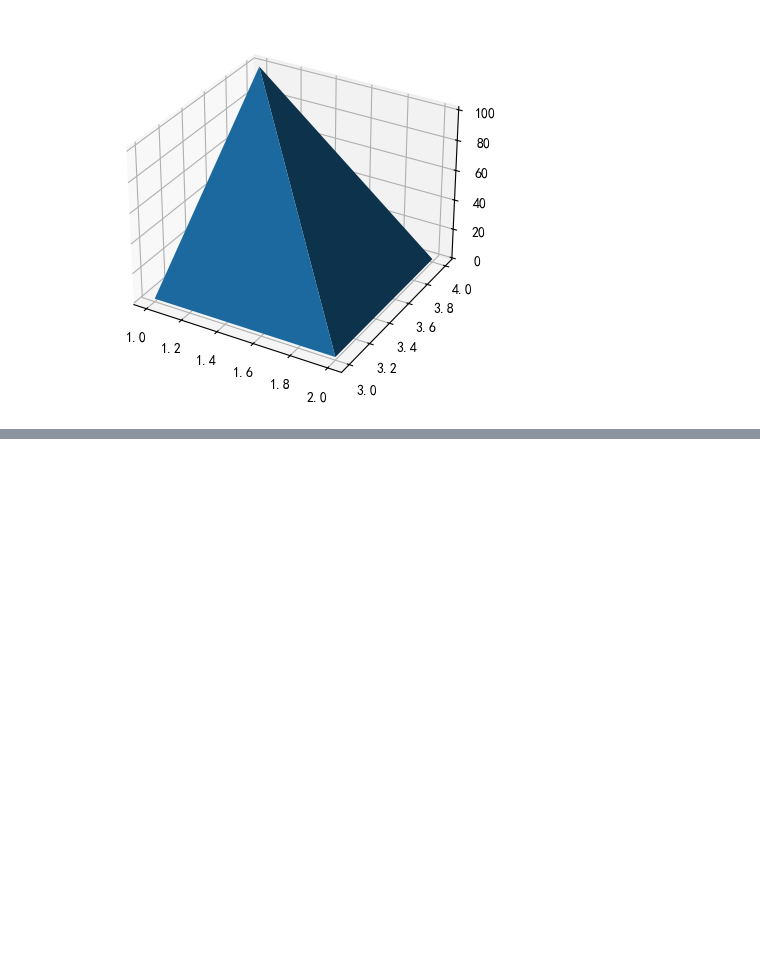
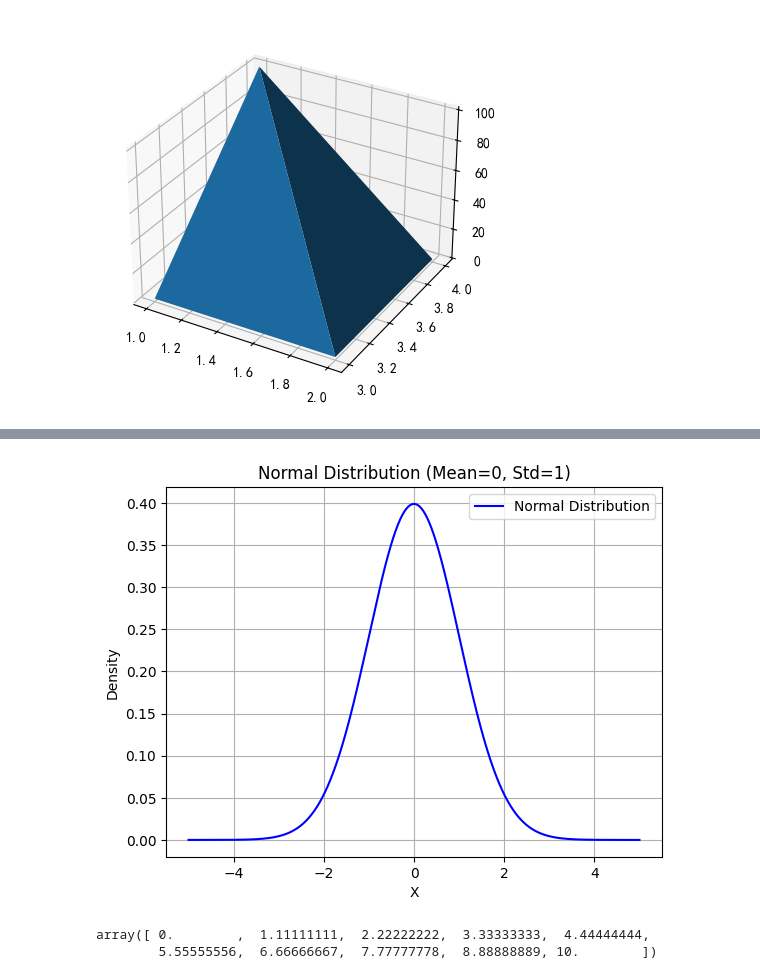
Before and after one commit to yiwangMYF/pythonLearn, a Jupyter notebook: ai/matplotlib_数据可视化.ipynb, the cells around one changed output, grey strips where cells are left out. Drawn from its saved outputs; the diff is of its cells as text; code cells hidden in the pictures; blank space fills up the shorter version.

```diff
--- a/ai/matplotlib_数据可视化.ipynb
+++ b/ai/matplotlib_数据可视化.ipynb
@@ -117,0 +140,37 @@ plt.show()
+# %%
+import numpy as np
+import matplotlib.pyplot as plt
+
+# 参数设置
+mean = 0     # 均值
+std_dev = 1  # 标准差
+
+# 生成 x 值，通常在均值附近选取区间
+x = np.linspace(-5, 5, 1000)
+
+# 计算正态分布的概率密度函数（PDF）
+pdf = (1 / (std_dev * np.sqrt(2 * np.pi))) * np.exp(- 0.5 * ((x - mean) / std_dev) ** 2)
+
+# 绘制图形
+plt.plot(x, pdf, label='Normal Distribution', color='blue')
+
+# 添加标题和标签
+plt.title("Normal Distribution (Mean=0, Std=1)")
+plt.xlabel("X")
+plt.ylabel("Density")
+
+# 显示网格
+plt.grid(True)
+
+# 显示图例
+plt.legend()
+
+# 显示图形
+plt.show()
+# %% [output]
+[figure, added]
+# %%
+np.linspace(0,10,10)
+# %% [output]
+array([ 0.        ,  1.11111111,  2.22222222,  3.33333333,  4.44444444,
+        5.55555556,  6.66666667,  7.77777778,  8.88888889, 10.        ])
```
Also changed, not shown: parts of 1 cell of this notebook, 7 other files.
